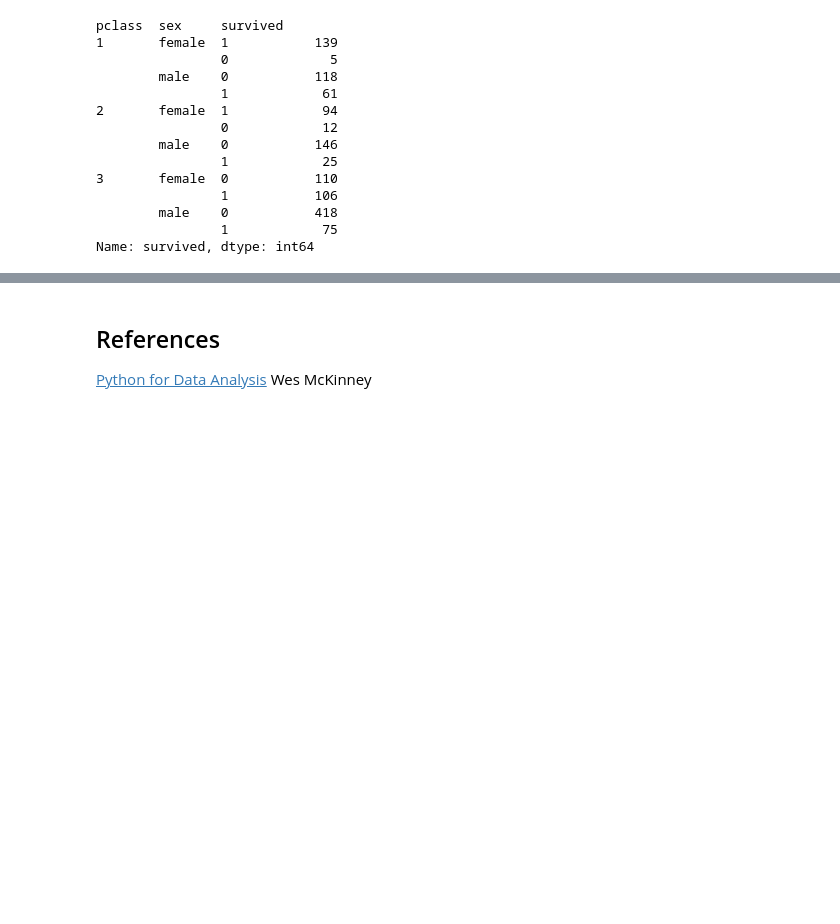
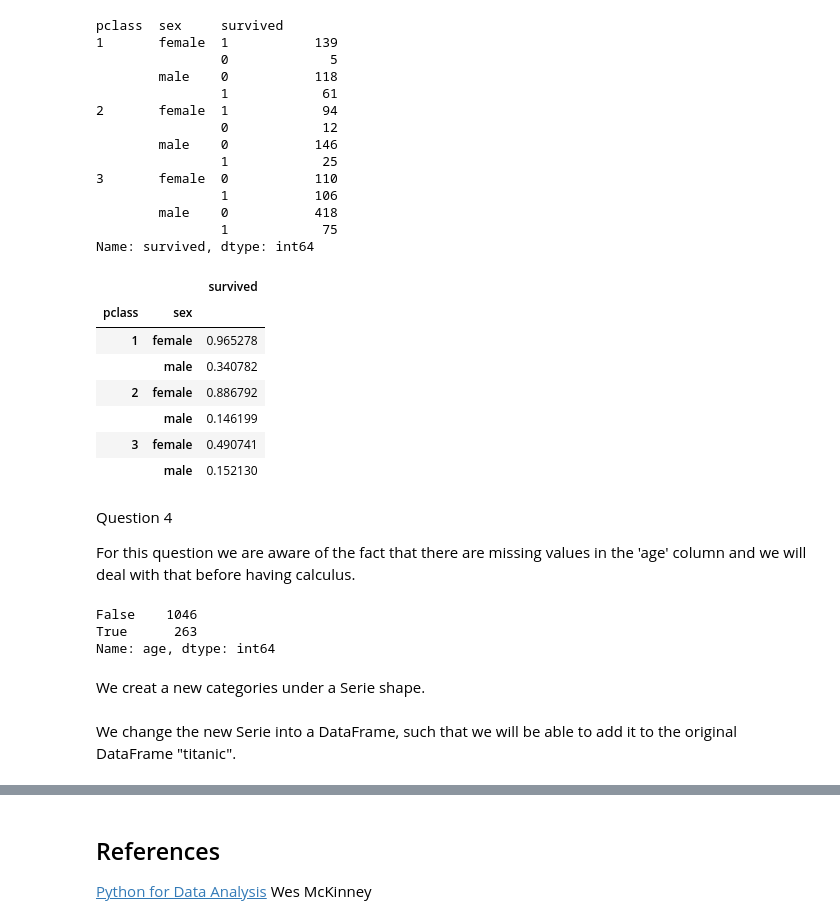
Before and after one commit to pradogusto/ADA_Homeworks, a Jupyter notebook: Labs/02 - Intro to Pandas/Data Wrangling with Pandas.ipynb, the cells around one changed output, grey strips where cells are left out. Cells and saved outputs as stored; diff of their text form; code cells hidden in the pictures; blank space fills up the shorter version.

```diff
--- a/Labs/02 - Intro to Pandas/Data Wrangling with Pandas.ipynb
+++ b/Labs/02 - Intro to Pandas/Data Wrangling with Pandas.ipynb
@@ -1353,3 +1353,26 @@ pclass  sex     survived
         male    0           418
                 1            75
 Name: survived, dtype: int64
+# %%
+titanic.groupby(['pclass','sex'])[['survived']].mean()
+# %% [output]
+|  |  | survived |
+| pclass | sex |  |
+| 1 | female | 0.965278 |
+|  | male | 0.340782 |
+| 2 | female | 0.886792 |
+|  | male | 0.146199 |
+| 3 | female | 0.490741 |
+|  | male | 0.152130 |
+# %% [markdown]
+Question 4
+
+For this question we are aware of the fact that there are missing values in the 'age' column and we will deal with that before having calculus.
+# %%
+titanic['age'].isnull().value_counts()
+# %% [output]
+False    1046
+True      263
+Name: age, dtype: int64
+# %% [markdown]
+We creat a new categories under a Serie shape.
@@ -1355,0 +1382,2 @@ Name: survived, dtype: int64
+# %% [markdown]
+We change the new Serie into a DataFrame, such that we will be able to add it to the original DataFrame "titanic".
```
Also changed, not shown: parts of 11 cells of this notebook.
